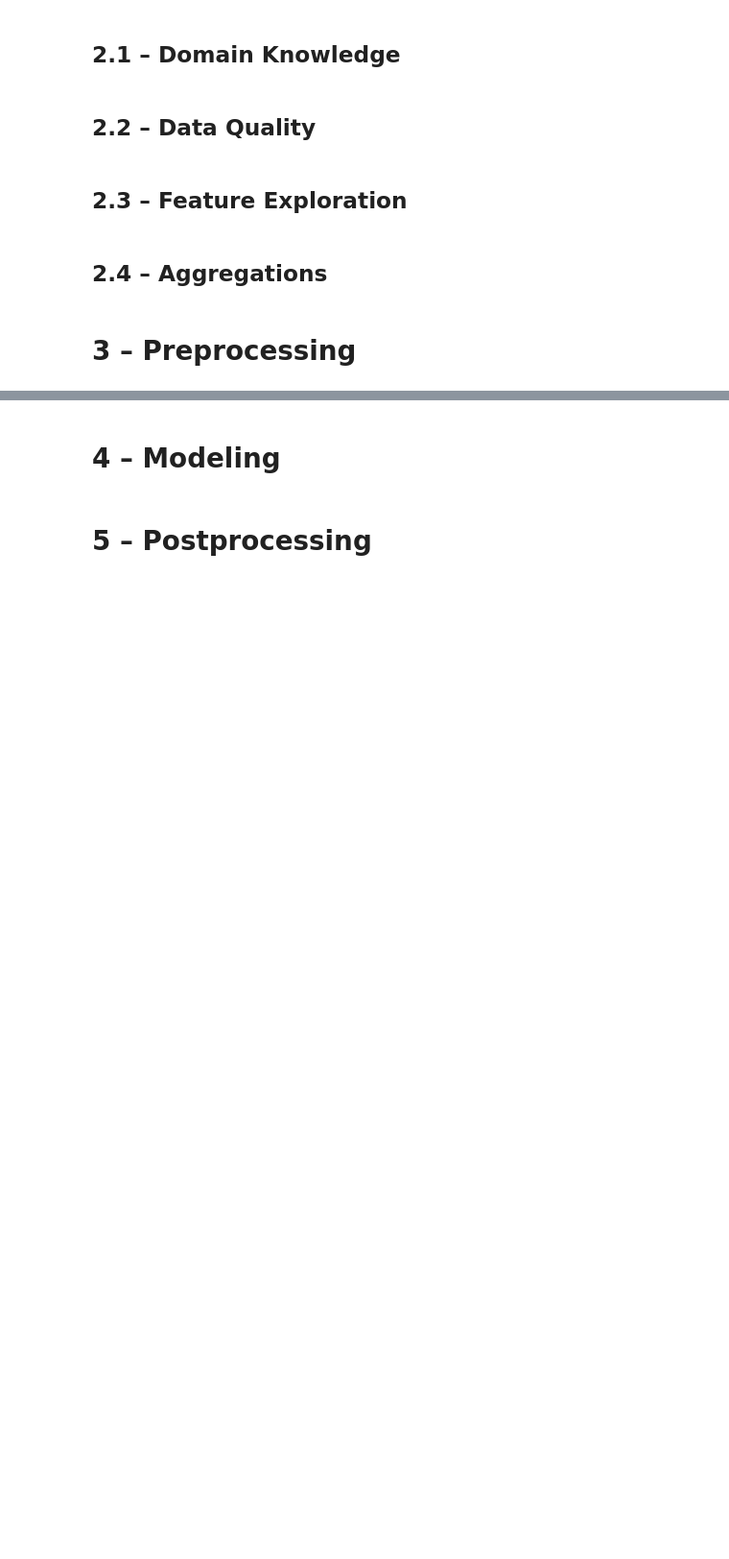
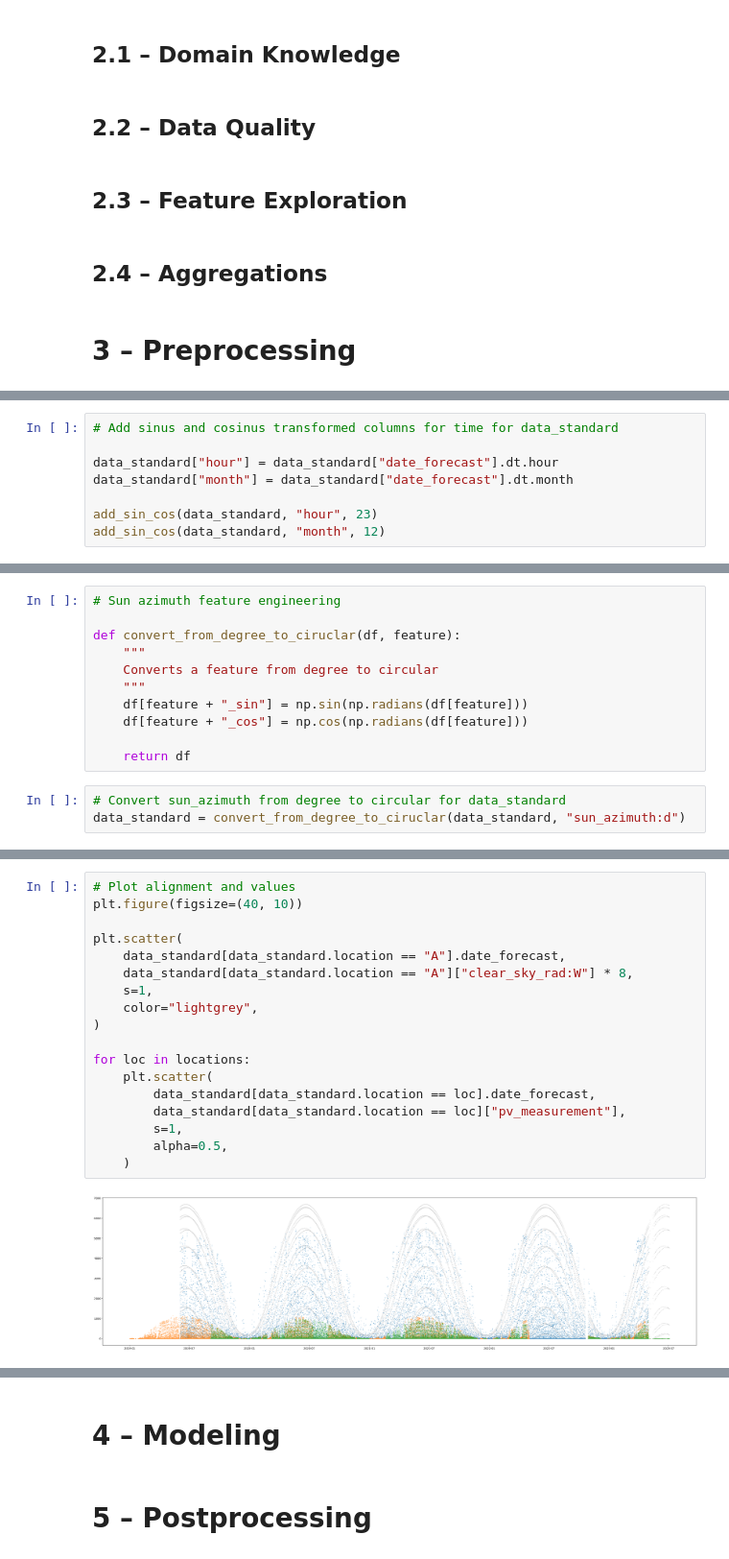
Before and after one commit to mathiasraa/tdt4173-forecasting, a Jupyter notebook: submission/long.ipynb, the cells around one changed output, grey strips where cells are left out. Shown at 96% size. Drawn from its saved outputs; the diff is of its cells as text; blank space fills up the shorter version.

```diff
--- a/submission/long.ipynb
+++ b/submission/long.ipynb
@@ -159,0 +432,8 @@ def scale_data(data, cols=None):
+# %%
+# Add sinus and cosinus transformed columns for time for data_standard
+
+data_standard["hour"] = data_standard["date_forecast"].dt.hour
+data_standard["month"] = data_standard["date_forecast"].dt.month
+
+add_sin_cos(data_standard, "hour", 23)
+add_sin_cos(data_standard, "month", 12)
@@ -159,0 +450,14 @@ def scale_data(data, cols=None):
+# %%
+# Sun azimuth feature engineering
+
+def convert_from_degree_to_ciruclar(df, feature):
+    """
+    Converts a feature from degree to circular
+    """
+    df[feature + "_sin"] = np.sin(np.radians(df[feature]))
+    df[feature + "_cos"] = np.cos(np.radians(df[feature]))
+
+    return df
+# %%
+# Convert sun_azimuth from degree to circular for data_standard
+data_standard = convert_from_degree_to_ciruclar(data_standard, "sun_azimuth:d")
@@ -159,0 +491,20 @@ def scale_data(data, cols=None):
+# %%
+# Plot alignment and values
+plt.figure(figsize=(40, 10))
+
+plt.scatter(
+    data_standard[data_standard.location == "A"].date_forecast,
+    data_standard[data_standard.location == "A"]["clear_sky_rad:W"] * 8,
+    s=1,
+    color="lightgrey",
+)
+
+for loc in locations:
+    plt.scatter(
+        data_standard[data_standard.location == loc].date_forecast,
+        data_standard[data_standard.location == loc]["pv_measurement"],
+        s=1,
+        alpha=0.5,
+    )
+# %% [output]
+[figure, added]
```
Also changed, not shown: parts of 31 cells of this notebook.
